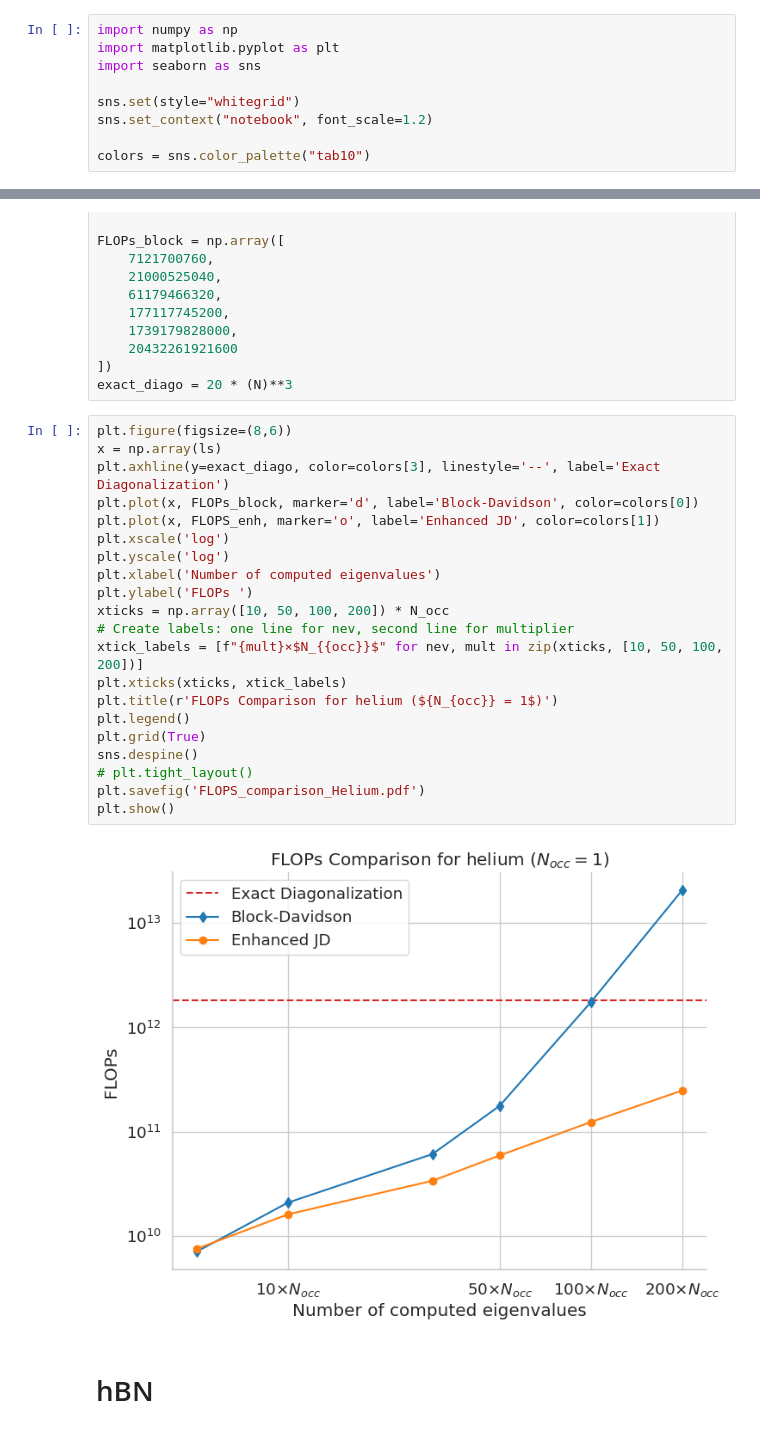
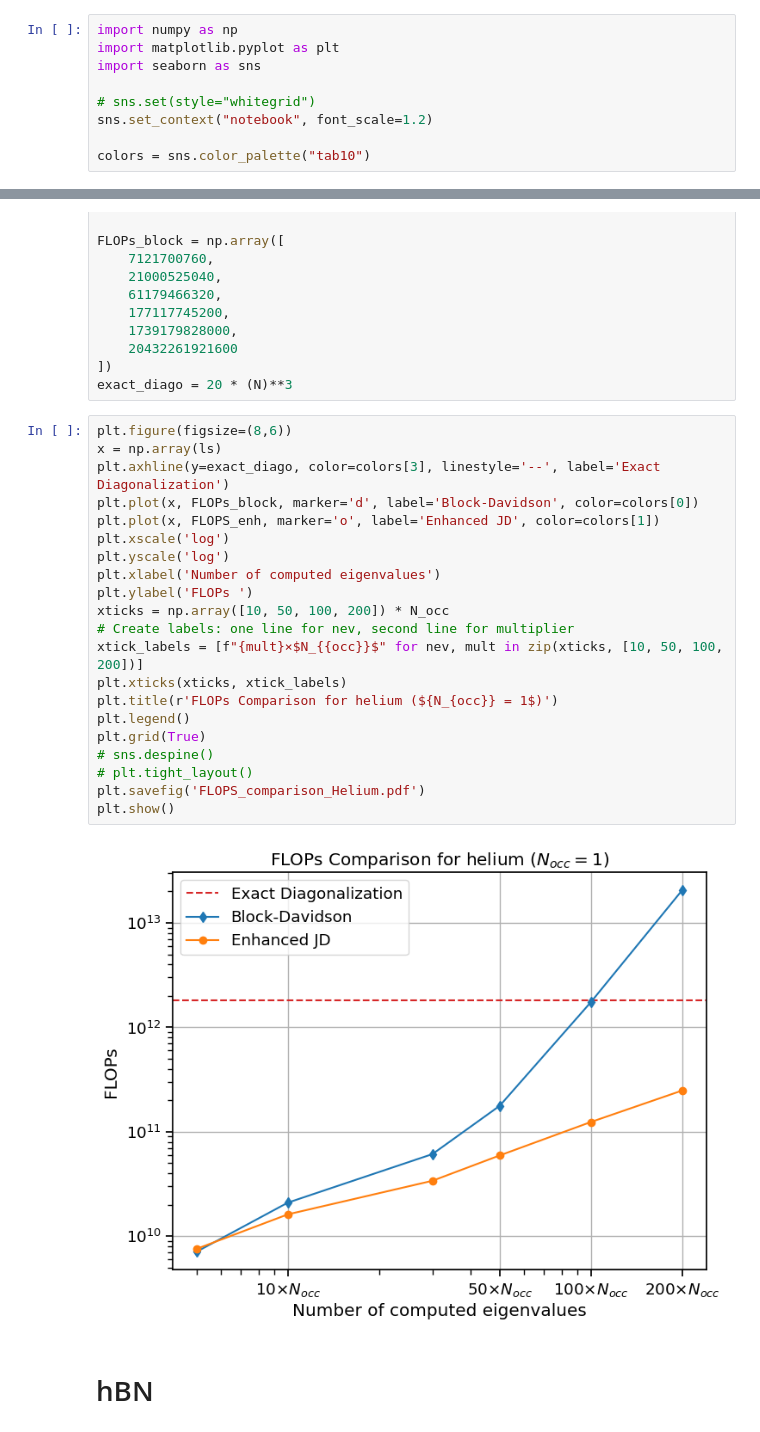
Before and after one commit to framere/MA_figures_official, a Jupyter notebook: Plots_results_FLOPs/results_tests.ipynb, the cells around one changed output, grey strips where cells are left out. Drawn from its saved outputs; the diff is of its cells as text.

```diff
--- a/Plots_results_FLOPs/results_tests.ipynb
+++ b/Plots_results_FLOPs/results_tests.ipynb
@@ -3,7 +3,7 @@ import numpy as np
 import matplotlib.pyplot as plt
 import seaborn as sns
 
-sns.set(style="whitegrid")
+# sns.set(style="whitegrid")
 sns.set_context("notebook", font_scale=1.2)
 
 colors = sns.color_palette("tab10")
@@ -35,26 +35,26 @@ exact_diago = 20 * (N)**3
 # %%
 plt.figure(figsize=(8,6))
 x = np.array(ls)
 plt.axhline(y=exact_diago, color=colors[3], linestyle='--', label='Exact Diagonalization')
 plt.plot(x, FLOPs_block, marker='d', label='Block-Davidson', color=colors[0])
 plt.plot(x, FLOPS_enh, marker='o', label='Enhanced JD', color=colors[1])
 plt.xscale('log')
 plt.yscale('log')
 plt.xlabel('Number of computed eigenvalues')
 plt.ylabel('FLOPs ')
 xticks = np.array([10, 50, 100, 200]) * N_occ
 # Create labels: one line for nev, second line for multiplier
 xtick_labels = [f"{mult}×$N_{{occ}}$" for nev, mult in zip(xticks, [10, 50, 100, 200])]
 plt.xticks(xticks, xtick_labels)
 plt.title(r'FLOPs Comparison for helium (${N_{occ}} = 1$)')
 plt.legend()
 plt.grid(True)
-sns.despine()
+# sns.despine()
 # plt.tight_layout()
 plt.savefig('FLOPS_comparison_Helium.pdf')
 plt.show()
 # %% [output]
-[figure, old version]
+[figure, new version]
 # %% [markdown]
 # hBN
 # %%
```
Also changed, not shown: parts of 2 cells of this notebook, 4 other files.
